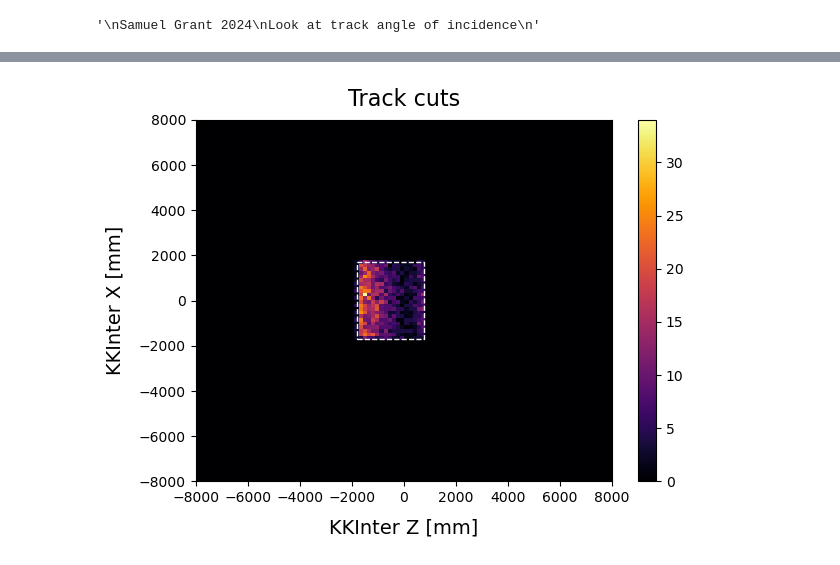
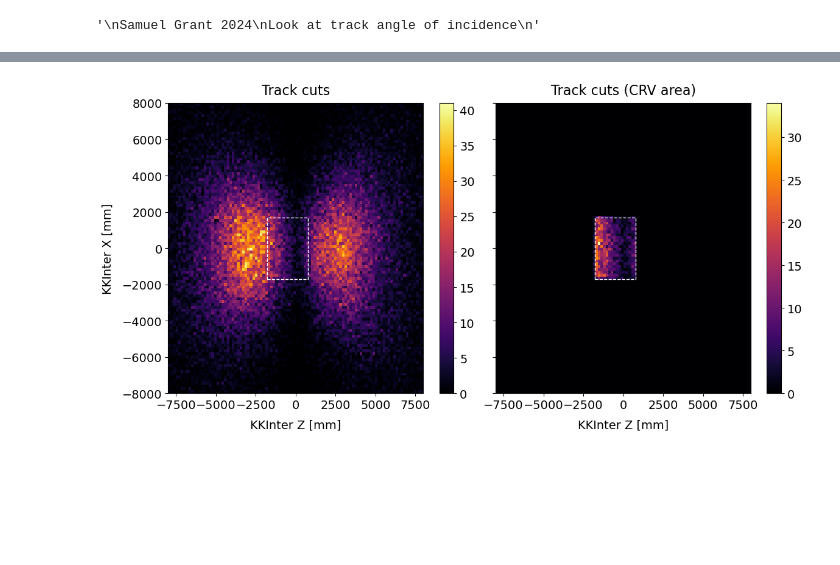
Before and after one commit to sam-grant/CRVSim, a Jupyter notebook: Analyses/Jupyter/TrackAngle.ipynb, the cells around one changed output, grey strips where cells are left out. Saved outputs shown, nothing was run; the diff lists cells and outputs as text; code cells hidden in the pictures; blank space fills up the shorter version.

```diff
--- a/Analyses/Jupyter/TrackAngle.ipynb
+++ b/Analyses/Jupyter/TrackAngle.ipynb
@@ -296,49 +291,74 @@ def ApplyOldTrackerCuts(arrays_, fail=False, quiet=False, fid=True):
 # %%
-# data_ = ak.copy(data_)
-track_cuts_ = ak.copy(data_)
-old_track_cuts_ = ak.copy(data_)
-track_cuts_no_fid_ = ak.copy(data_)
-track_cuts_ = ApplyTrackerCuts(track_cuts_, fail=False, fid=True)
-old_track_cuts_ = ApplyOldTrackerCuts(old_track_cuts_, fail=False, fid=True)
-track_cuts_no_fid_ = ApplyTrackerCuts(track_cuts_no_fid_, fail=False, fid=False)
+# data_ = ak.copy(data_)\
+no_cuts_ = ak.copy(data_)
+partial_cuts_ = ak.copy(data_)
+full_cuts_ = ak.copy(data_)
 
-pr.PrintNEvents(track_cuts_, 1, masks_ = ["pass_track_cuts", "trk_bestFit", "trkfit_bestFit", "trkfit_KLCRV1", "trkfit_CRV1Fiducial"])
+partial_cuts_ = ApplyTrackerCuts(partial_cuts_, fail=False, fid=False)
+full_cuts_ = ApplyTrackerCuts(full_cuts_, fail=False, fid=True)
 
-# print(len(track_cuts_))
+pr.PrintNEvents(full_cuts_, 1, masks_ = ["pass_track_cuts", "trk_bestFit", "trkfit_bestFit", "trkfit_KLCRV1", "trkfit_CRV1Fiducial"])
 
 min_box_coords = (-(2570/2)-500, -(3388/2))
 max_box_coords = (+(2570/2)-500, +(3388/2))
 
-Plot2D(x=ak.flatten(track_cuts_["trkfit"]["klfit"]["pos"]["fCoordinates"]["fZ"], axis=None)#[:1000]
-       , y=ak.flatten(track_cuts_["trkfit"]["klfit"]["pos"]["fCoordinates"]["fX"], axis=None)#[:1000]
-       , nbinsX=100, xmin=-8000, xmax=8000, nbinsY=100, ymin=-8000, ymax=8000
-       , min_box_coords=min_box_coords, max_box_coords=max_box_coords
-       , title="Track cuts", xlabel="KKInter Z [mm]", ylabel="KKInter X [mm]"
-       , fout=f"../Images/{recon}/TrackAngle/h2_ZX_track_cuts.png")
+# Plot2D(x=ak.flatten(partial_cuts_["trkfit"]["klfit"]["pos"]["fCoordinates"]["fZ"], axis=None)#[:1000]
+#        , y=ak.flatten(partial_cuts_["trkfit"]["klfit"]["pos"]["fCoordinates"]["fX"], axis=None)#[:1000]
+#        , nbinsX=100, xmin=-8000, xmax=8000, nbinsY=100, ymin=-8000, ymax=8000
+#        , min_box_coords=min_box_coords, max_box_coords=max_box_coords
+#        , title="Track cuts (CRV area)", xlabel="KKInter Z [mm]", ylabel="KKInter X [mm]"
+#        , fout=f"../Images/{recon}/TrackAngle/h2_ZX_partial_cuts.png")
 
-min_box_coords = (-(1775.0)-500, -(6100/2))
-max_box_coords = (+(1775.0)-500, +(6100/2))
+# Plot2D(x=ak.flatten(full_cuts_["trkfit"]["klfit"]["pos"]["fCoordinates"]["fZ"], axis=None)#[:1000]
+#        , y=ak.flatten(full_cuts_["trkfit"]["klfit"]["pos"]["fCoordinates"]["fX"], axis=None)#[:1000]
+#        , nbinsX=100, xmin=-8000, xmax=8000, nbinsY=100, ymin=-8000, ymax=8000
+#        , min_box_coords=min_box_coords, max_box_coords=max_box_coords
+#        , title="Track cuts (CRV area)", xlabel="KKInter Z [mm]", ylabel="KKInter X [mm]"
+#        , fout=f"../Images/{recon}/TrackAngle/h2_ZX_full_cuts.png")
 
-Plot2D(x=ak.flatten(old_track_cuts_["trkfit"]["klfit"]["pos"]["fCoordinates"]["fZ"], axis=None)#[:1000]
-       , y=ak.flatten(old_track_cuts_["trkfit"]["klfit"]["pos"]["fCoordinates"]["fX"], axis=None)#[:1000]
-       , nbinsX=100, xmin=-8000, xmax=8000, nbinsY=100, ymin=-8000, ymax=8000
-       , min_box_coords=min_box_coords, max_box_coords=max_box_coords
-       , title="Old track cuts", xlabel="KKInter Z [mm]", ylabel="KKInter X [mm]"
-       , fout=f"../Images/{recon}/TrackAngle/h2_ZX_old_track_cuts.png")
+side_by_side_hists_ = [
+    (ak.flatten(partial_cuts_["trkfit"]["klfit"]["pos"]["fCoordinates"]["fZ"], axis=None), ak.flatten(partial_cuts_["trkfit"]["klfit"]["pos"]["fCoordinates"]["fX"], axis=None), "Track cuts")
+    ,(ak.flatten(full_cuts_["trkfit"]["klfit"]["pos"]["fCoordinates"]["fZ"], axis=None), ak.flatten(full_cuts_["trkfit"]["klfit"]["pos"]["fCoordinates"]["fX"], axis=None), "Track cuts (CRV area)")
+]
 
-Plot2D(x=ak.flatten(track_cuts_no_fid_["trkfit"]["klfit"]["pos"]["fCoordinates"]["fZ"], axis=None)#[:1000]
-       , y=ak.flatten(track_cuts_no_fid_["trkfit"]["klfit"]["pos"]["fCoordinates"]["fX"], axis=None)#[:1000]
-       , nbinsX=100, xmin=-8000, xmax=8000, nbinsY=100, ymin=-8000, ymax=8000
-       , min_box_coords=min_box_coords, max_box_coords=max_box_coords
-       , title="Track cuts (no area cut)", xlabel="KKInter Z [mm]", ylabel="KKInter X [mm]"
-       , fout=f"../Images/{recon}/TrackAngle/h2_ZX_track_cuts_no_fid.png")
+Plot2DOverlaySideBySide(
+    side_by_side_hists_=side_by_side_hists_,
+    nbinsX=100,
+    xmin=-8000, xmax=8000,
+    nbinsY=100,
+    ymin=-8000, ymax=8000,
+    min_box_coords=min_box_coords, max_box_coords=max_box_coords,
+    xlabels_=["KKInter Z [mm]", "KKInter Z [mm]"],
+    ylabels_=["KKInter X [mm]", "KKInter X [mm]"],
+    fout=f"../Images/{recon}/TrackAngle/h2_XZ_cut_sbs.png",
+    log=False,
+    cb=True,
+    NDPI=300,
+    legFontSize=12
+)
+# min_box_coords = (-(1775.0)-500, -(6100/2))
+# max_box_coords = (+(1775.0)-500, +(6100/2))
 
-Plot2D(x=ak.flatten(track_cuts_["trkfit"]["klfit"]["pos"]["fCoordinates"]["fZ"], axis=None)#[:1000]
-       , y=ak.flatten(track_cuts_["trkfit"]["klfit"]["pos"]["fCoordinates"]["fY"], axis=None)#[:1000]
-       , nbinsX=100, xmin=-8000, xmax=8000, nbinsY=100, ymin=0, ymax=6000
-       # , xbox_= [-crvDS_len/2, crvDS_len/2], ybox_ =  [-crvDS_wid/2, crvDS_wid/2]
-       , title="Track cuts", xlabel="KKInter Z [mm]", ylabel="KKInter Y [mm]"
-       , fout=f"../Images/{recon}/TrackAngle/h2_ZY_track_cuts.png")
+# Plot2D(x=ak.flatten(old_track_cuts_["trkfit"]["klfit"]["pos"]["fCoordinates"]["fZ"], axis=None)#[:1000]
+#        , y=ak.flatten(old_track_cuts_["trkfit"]["klfit"]["pos"]["fCoordinates"]["fX"], axis=None)#[:1000]
+#        , nbinsX=100, xmin=-8000, xmax=8000, nbinsY=100, ymin=-8000, ymax=8000
+#        , min_box_coords=min_box_coords, max_box_coords=max_box_coords
+#        , title="Old track cuts", xlabel="KKInter Z [mm]", ylabel="KKInter X [mm]"
+#        , fout=f"../Images/{recon}/TrackAngle/h2_ZX_old_track_cuts.png")
+
+# Plot2D(x=ak.flatten(track_cuts_no_fid_["trkfit"]["klfit"]["pos"]["fCoordinates"]["fZ"], axis=None)#[:1000]
+#        , y=ak.flatten(track_cuts_no_fid_["trkfit"]["klfit"]["pos"]["fCoordinates"]["fX"], axis=None)#[:1000]
+#        , nbinsX=100, xmin=-8000, xmax=8000, nbinsY=100, ymin=-8000, ymax=8000
+#        , min_box_coords=min_box_coords, max_box_coords=max_box_coords
+#        , title="Track cuts (no area cut)", xlabel="KKInter Z [mm]", ylabel="KKInter X [mm]"
+#        , fout=f"../Images/{recon}/TrackAngle/h2_ZX_track_cuts_no_fid.png")
+
+# Plot2D(x=ak.flatten(track_cuts_["trkfit"]["klfit"]["pos"]["fCoordinates"]["fZ"], axis=None)#[:1000]
+#        , y=ak.flatten(track_cuts_["trkfit"]["klfit"]["pos"]["fCoordinates"]["fY"], axis=None)#[:1000]
+#        , nbinsX=100, xmin=-8000, xmax=8000, nbinsY=100, ymin=0, ymax=6000
+#        # , xbox_= [-crvDS_len/2, crvDS_len/2], ybox_ =  [-crvDS_wid/2, crvDS_wid/2]
+#        , title="Track cuts", xlabel="KKInter Z [mm]", ylabel="KKInter Y [mm]"
+#        , fout=f"../Images/{recon}/TrackAngle/h2_ZY_track_cuts.png")
 
 # Plot2D(x=ak.flatten(track_cuts_["trkfit"]["klfit"]["pos"]["fCoordinates"]["fX"], axis=None)#[:1000]
 #        , y=ak.flatten(track_cuts_["trkfit"]["klfit"]["pos"]["fCoordinates"]["fY"], axis=None)#[:1000]
@@ -363,6 +383,6 @@ crvcoincs.sectorType: [1, 2, 3]
 trkfit_bestFit: [[True, True, True, True, True, True, True]]
 trkfit_KLCRV1: [[False, False, False, False, False, True, False]]
 trkfit_CRV1Fiducial: [[True, False, False, False, True, True, True]]
 -------------------------------------------------------------------------------------
-[figure, old version]
+[figure, new version]
 ---> Written:
```
Also changed, not shown: parts of 14 cells of this notebook, 4 other files.
